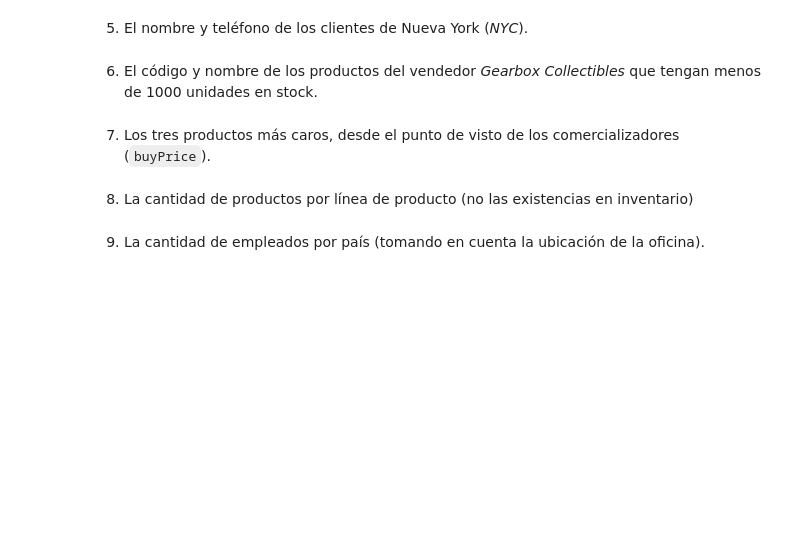
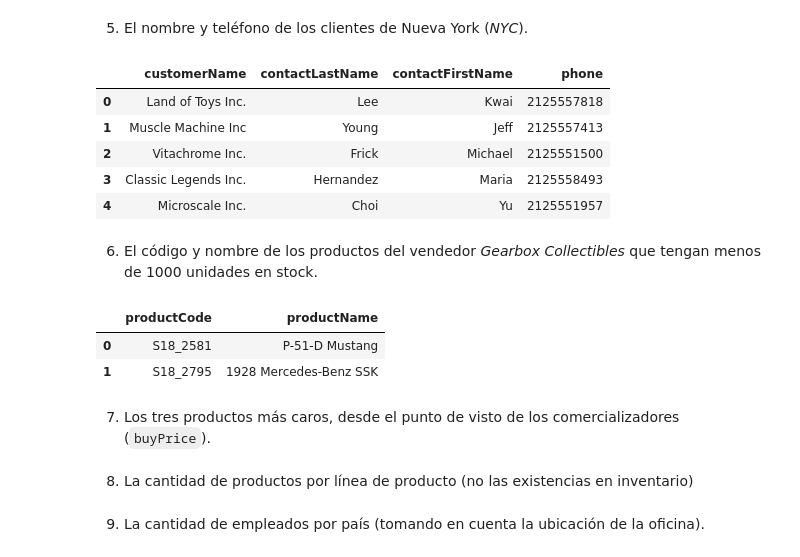
Before and after one commit to andrea-sanchez/master_ia, a Jupyter notebook: Ciencia de Datos/Actividad3BDManipulacion_A01795414.ipynb, the cells around one changed output. Drawn from its saved outputs; the diff is of its cells as text; code cells hidden in the pictures; blank space fills up the shorter version.

```diff
--- a/Ciencia de Datos/Actividad3BDManipulacion_A01795414.ipynb
+++ b/Ciencia de Datos/Actividad3BDManipulacion_A01795414.ipynb
@@ -65,7 +113,24 @@ Escribe las consultas en SQL para obtener:
 # %% [markdown]
 5.	El nombre y teléfono de los clientes de Nueva York (*NYC*).
+# %%
+query = 'SELECT customerName, contactLastName, contactFirstName, phone FROM customers WHERE city = "NYC"'
+pd.read_sql(query, conn)
+# %% [output]
+|  | customerName | contactLastName | contactFirstName | phone |
+| 0 | Land of Toys Inc. | Lee | Kwai | 2125557818 |
+| 1 | Muscle Machine Inc | Young | Jeff | 2125557413 |
+| 2 | Vitachrome Inc. | Frick | Michael | 2125551500 |
+| 3 | Classic Legends Inc. | Hernandez | Maria | 2125558493 |
+| 4 | Microscale Inc. | Choi | Yu | 2125551957 |
 # %% [markdown]
 6.	El código y nombre de los productos del vendedor *Gearbox Collectibles* que tengan menos de 1000 unidades en stock.
+# %%
+query = 'SELECT productCode, productName FROM products WHERE productVendor = "Gearbox Collectibles" AND quantityInStock < 1000'
+pd.read_sql(query, conn)
+# %% [output]
+|  | productCode | productName |
+| 0 | S18_2581 | P-51-D Mustang |
+| 1 | S18_2795 | 1928 Mercedes-Benz SSK |
 # %% [markdown]
 7.	Los tres productos más caros, desde el punto de visto de los comercializadores (`buyPrice`).
 # %% [markdown]
```
Also changed, not shown: parts of 5 cells of this notebook.
